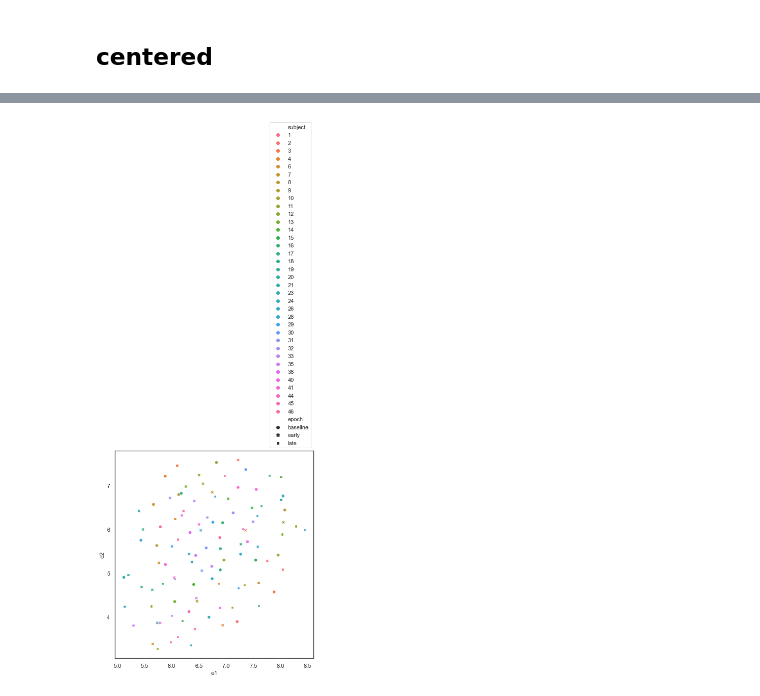
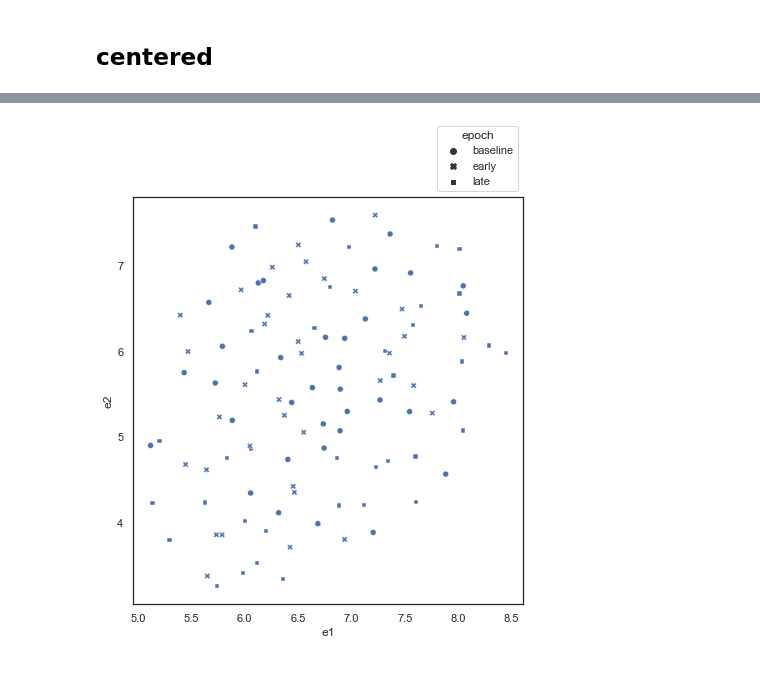
Before and after one commit to qniksefat/gradient-notebooks, a Jupyter notebook: large-manifold-nbs/1.1-umap.ipynb, the cells around one changed output, grey strips where cells are left out. Saved outputs shown, nothing was run; the diff lists cells and outputs as text; code cells hidden in the pictures.

```diff
--- a/large-manifold-nbs/1.1-umap.ipynb
+++ b/large-manifold-nbs/1.1-umap.ipynb
@@ -98,8 +113,8 @@ import seaborn as sns
 # %%
-sns.set(
-    # style='white', context='notebook',
-    rc={'figure.figsize': (7, 5)})
-sns.scatterplot(data=emb.astype({'subject': str}),
+sns.set(style='white', context='notebook',rc={'figure.figsize': (7, 7.5)})
+ax = sns.scatterplot(data=emb.astype({'subject': str}),
                 x='e1', y='e2',
-                hue='subject', style='epoch',
-                legend=False)
+                hue='subject',
+                legend=False,
+                )
+plt.savefig("test.svg", format="svg")
@@ -116,0 +135,9 @@ plt.savefig("test.png", dpi=300)
+# %%
+sns.set(style='white', context='notebook',rc={'figure.figsize': (7, 7.5)})
+ax = sns.scatterplot(data=emb.astype({'subject': str}),
+                x='e1', y='e2',
+                hue='epoch',
+                legend=True,
+                )
+sns.move_legend(ax, "lower right", bbox_to_anchor=(1, 1))
+plt.savefig("test.svg", format="svg")
@@ -119,8 +150,8 @@ plt.savefig("test.png", dpi=300)
 # %%
-sns.set(
-    # style='white', context='notebook',
-    rc={'figure.figsize': (7, 5)})
-sns.scatterplot(data=emb_cnt.astype({'subject': str}),
+sns.set(style='white', context='notebook',rc={'figure.figsize': (7, 7.5)})
+ax = sns.scatterplot(data=emb_cnt.astype({'subject': str}),
                 x='e1', y='e2',
-                hue='subject', style='epoch',
-                legend=False)
+                hue='subject',
+                legend=False,
+                )
+plt.savefig("test1.svg", format="svg")
@@ -127,11 +160,12 @@ sns.scatterplot(data=emb_cnt.astype({'subject': str}),
 # %%
 sns.set(style='white', context='notebook',rc={'figure.figsize': (7, 7.5)})
 ax = sns.scatterplot(data=emb_cnt.astype({'subject': str}),
                 x='e1', y='e2',
-                hue='subject', style='epoch',
+                # hue='epoch',
+                     style='epoch',
                 legend=True,
                 )
 sns.move_legend(ax, "lower right", bbox_to_anchor=(1, 1))
-plt.savefig("test.png", dpi=300)
+plt.savefig("test2.svg", format="svg")
 # %% [output]
-[figure, old version]
+[figure, new version]
```
Also changed, not shown: parts of 13 cells of this notebook.
